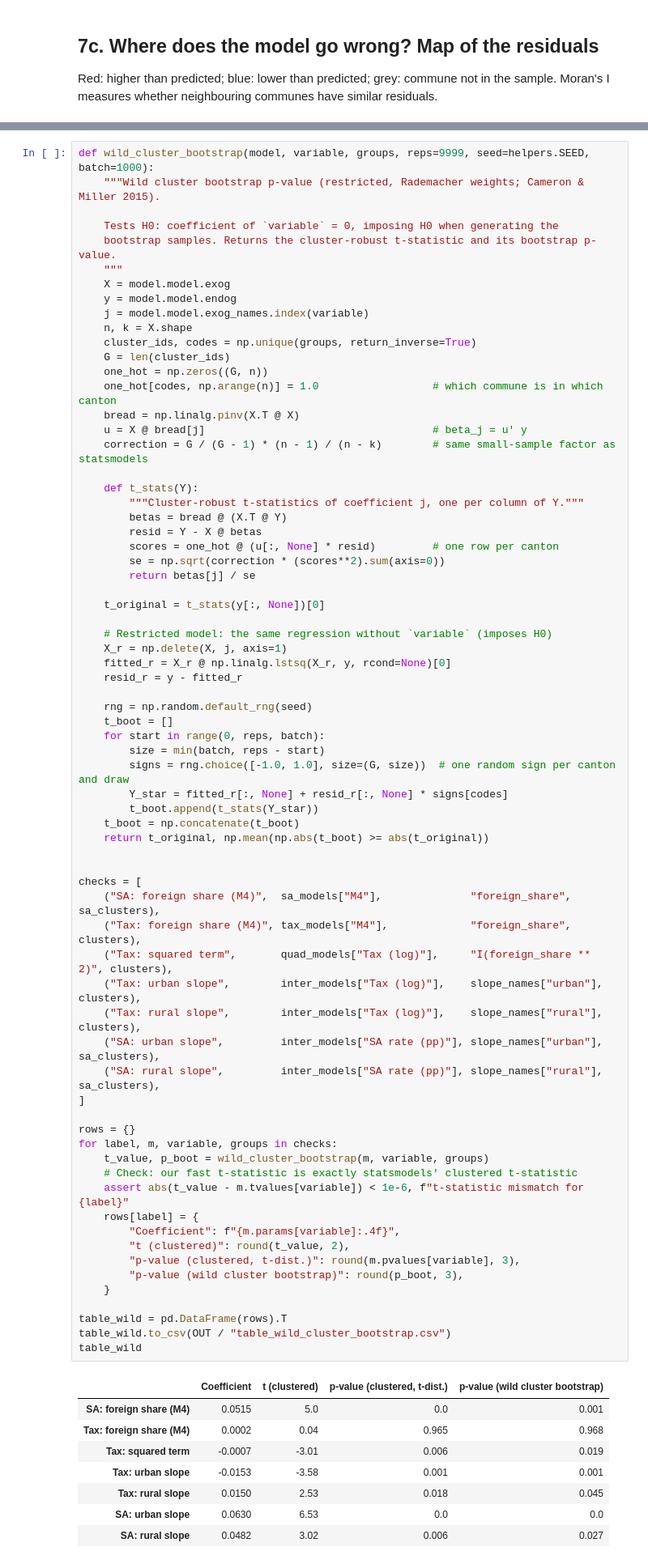
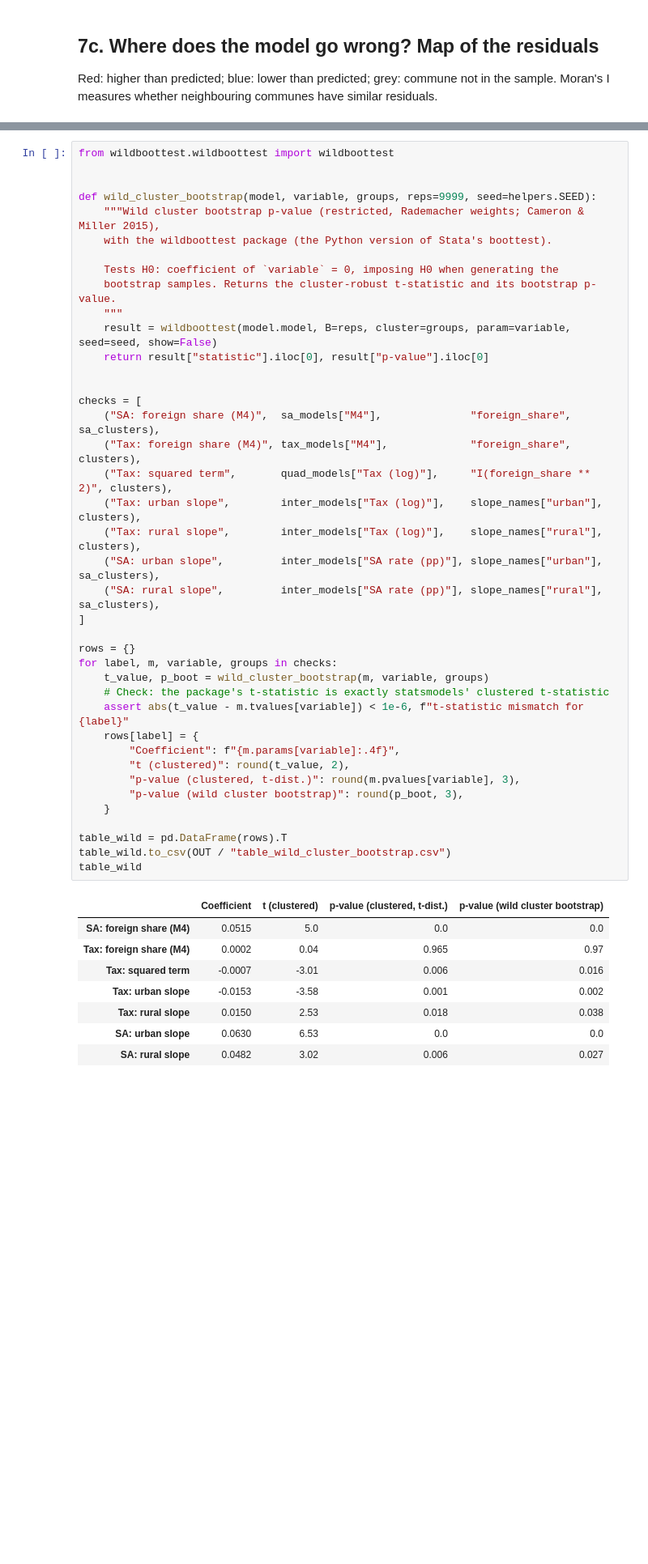
Before and after one commit to bousmarc/ADA-Project, a Jupyter notebook: notebooks/04_regression_ols.ipynb, the cells around one changed output, grey strips where cells are left out. Shown at 81% size. Cells and saved outputs as stored; diff of their text form; blank space fills up the shorter version.

```diff
--- a/notebooks/04_regression_ols.ipynb
+++ b/notebooks/04_regression_ols.ipynb
@@ -773,81 +771,51 @@ table_moran
 With few clusters, clustered standard errors can be too small. The wild cluster bootstrap simulates our exact setting (26 cantons, null hypothesis imposed) to get reliable p-values.
 # %%
-def wild_cluster_bootstrap(model, variable, groups, reps=9999, seed=helpers.SEED, batch=1000):
-    """Wild cluster bootstrap p-value (restricted, Rademacher weights; Cameron & Miller 2015).
+from wildboottest.wildboottest import wildboottest
+
+
+def wild_cluster_bootstrap(model, variable, groups, reps=9999, seed=helpers.SEED):
+    """Wild cluster bootstrap p-value (restricted, Rademacher weights; Cameron & Miller 2015),
+    with the wildboottest package (the Python version of Stata's boottest).
 
     Tests H0: coefficient of `variable` = 0, imposing H0 when generating the
     bootstrap samples. Returns the cluster-robust t-statistic and its bootstrap p-value.
     """
-    X = model.model.exog
-    y = model.model.endog
-    j = model.model.exog_names.index(variable)
-    n, k = X.shape
-    cluster_ids, codes = np.unique(groups, return_inverse=True)
-    G = len(cluster_ids)
-    one_hot = np.zeros((G, n))
-    one_hot[codes, np.arange(n)] = 1.0                  # which commune is in which canton
-    bread = np.linalg.pinv(X.T @ X)
-    u = X @ bread[j]                                    # beta_j = u' y
-    correction = G / (G - 1) * (n - 1) / (n - k)        # same small-sample factor as statsmodels
-
-    def t_stats(Y):
-        """Cluster-robust t-statistics of coefficient j, one per column of Y."""
-        betas = bread @ (X.T @ Y)
-        resid = Y - X @ betas
-        scores = one_hot @ (u[:, None] * resid)         # one row per canton
-        se = np.sqrt(correction * (scores**2).sum(axis=0))
-        return betas[j] / se
-
-    t_original = t_stats(y[:, None])[0]
-
-    # Restricted model: the same regression without `variable` (imposes H0)
-    X_r = np.delete(X, j, axis=1)
-    fitted_r = X_r @ np.linalg.lstsq(X_r, y, rcond=None)[0]
-    resid_r = y - fitted_r
-
-    rng = np.random.default_rng(seed)
-    t_boot = []
-    for start in range(0, reps, batch):
-        size = min(batch, reps - start)
-        signs = rng.choice([-1.0, 1.0], size=(G, size))  # one random sign per canton and draw
-        Y_star = fitted_r[:, None] + resid_r[:, None] * signs[codes]
-        t_boot.append(t_stats(Y_star))
-    t_boot = np.concatenate(t_boot)
-    return t_original, np.mean(np.abs(t_boot) >= abs(t_original))
+    result = wildboottest(model.model, B=reps, cluster=groups, param=variable, seed=seed, show=False)
+    return result["statistic"].iloc[0], result["p-value"].iloc[0]
 
 
 checks = [
     ("SA: foreign share (M4)",  sa_models["M4"],              "foreign_share",         sa_clusters),
     ("Tax: foreign share (M4)", tax_models["M4"],             "foreign_share",         clusters),
     ("Tax: squared term",       quad_models["Tax (log)"],     "I(foreign_share ** 2)", clusters),
     ("Tax: urban slope",        inter_models["Tax (log)"],    slope_names["urban"],    clusters),
     ("Tax: rural slope",        inter_models["Tax (log)"],    slope_names["rural"],    clusters),
     ("SA: urban slope",         inter_models["SA rate (pp)"], slope_names["urban"],    sa_clusters),
     ("SA: rural slope",         inter_models["SA rate (pp)"], slope_names["rural"],    sa_clusters),
 ]
 
 rows = {}
 for label, m, variable, groups in checks:
     t_value, p_boot = wild_cluster_bootstrap(m, variable, groups)
-    # Check: our fast t-statistic is exactly statsmodels' clustered t-statistic
+    # Check: the package's t-statistic is exactly statsmodels' clustered t-statistic
     assert abs(t_value - m.tvalues[variable]) < 1e-6, f"t-statistic mismatch for {label}"
     rows[label] = {
         "Coefficient": f"{m.params[variable]:.4f}",
         "t (clustered)": round(t_value, 2),
         "p-value (clustered, t-dist.)": round(m.pvalues[variable], 3),
         "p-value (wild cluster bootstrap)": round(p_boot, 3),
     }
 
 table_wild = pd.DataFrame(rows).T
 table_wild.to_csv(OUT / "table_wild_cluster_bootstrap.csv")
 table_wild
 # %% [output]
 |  | Coefficient | t (clustered) | p-value (clustered, t-dist.) | p-value (wild cluster bootstrap) |
-| SA: foreign share (M4) | 0.0515 | 5.0 | 0.0 | 0.001 |
-| Tax: foreign share (M4) | 0.0002 | 0.04 | 0.965 | 0.968 |
-| Tax: squared term | -0.0007 | -3.01 | 0.006 | 0.019 |
-| Tax: urban slope | -0.0153 | -3.58 | 0.001 | 0.001 |
-| Tax: rural slope | 0.0150 | 2.53 | 0.018 | 0.045 |
+| SA: foreign share (M4) | 0.0515 | 5.0 | 0.0 | 0.0 |
+| Tax: foreign share (M4) | 0.0002 | 0.04 | 0.965 | 0.97 |
+| Tax: squared term | -0.0007 | -3.01 | 0.006 | 0.016 |
+| Tax: urban slope | -0.0153 | -3.58 | 0.001 | 0.002 |
+| Tax: rural slope | 0.0150 | 2.53 | 0.018 | 0.038 |
 | SA: urban slope | 0.0630 | 6.53 | 0.0 | 0.0 |
 | SA: rural slope | 0.0482 | 3.02 | 0.006 | 0.027 |
 # %% [markdown]
```
Also changed, not shown: parts of 4 cells of this notebook, 25 other files.
